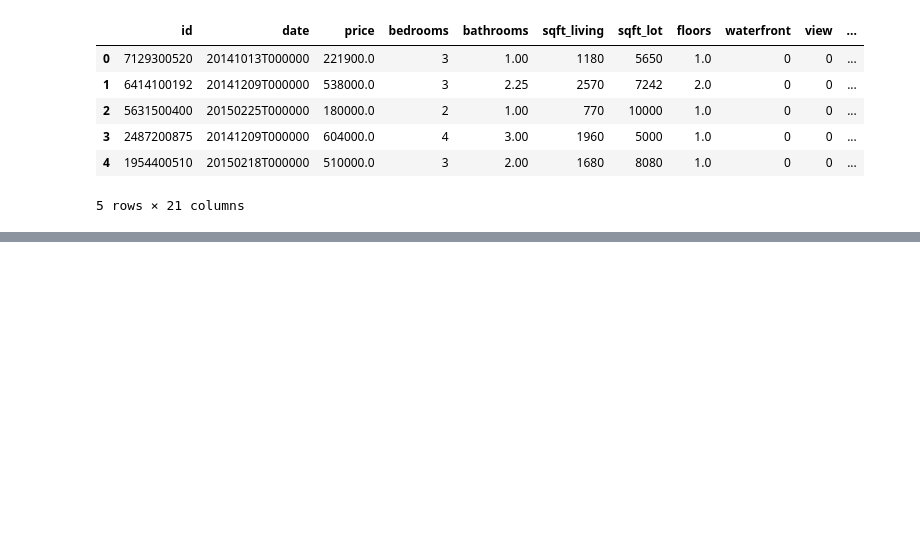
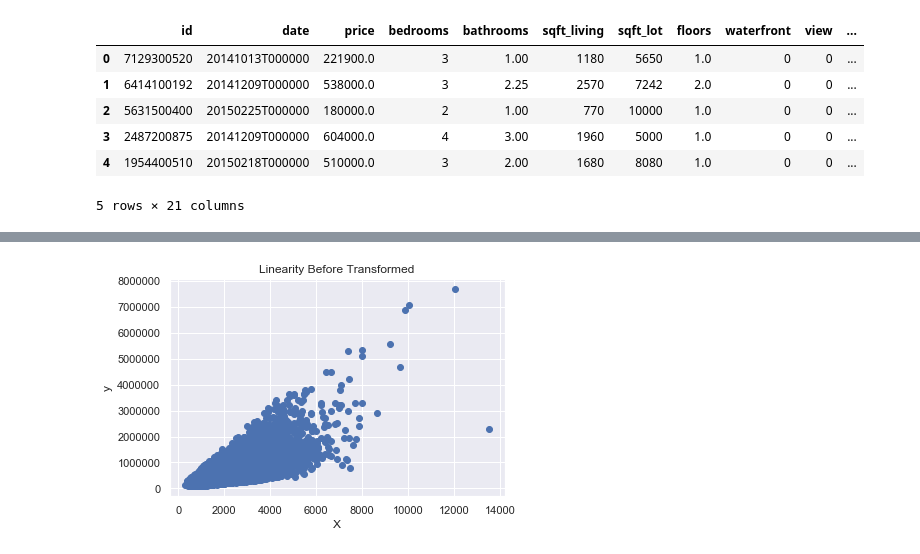
Before and after one commit to nortonlyr/MachineLearningExercises, a Jupyter notebook: Simple_LinearRegression_Ex/Simple_Linear_Regression_Ex.ipynb, the cells around one changed output, grey strips where cells are left out. Saved outputs shown, nothing was run; the diff lists cells and outputs as text; code cells hidden in the pictures; blank space fills up the shorter version.

```diff
--- a/Simple_LinearRegression_Ex/Simple_Linear_Regression_Ex.ipynb
+++ b/Simple_LinearRegression_Ex/Simple_Linear_Regression_Ex.ipynb
@@ -20,0 +61,9 @@ df.head()
+# %%
+# Linearity before transformed
+plt.scatter(inputs, target)
+plt.title('Linearity Before Transformed')
+plt.xlabel('X')
+plt.ylabel('y')
+plt.show()
+# %% [output]
+[figure, added]
```
Also changed, not shown: parts of 8 cells of this notebook.
